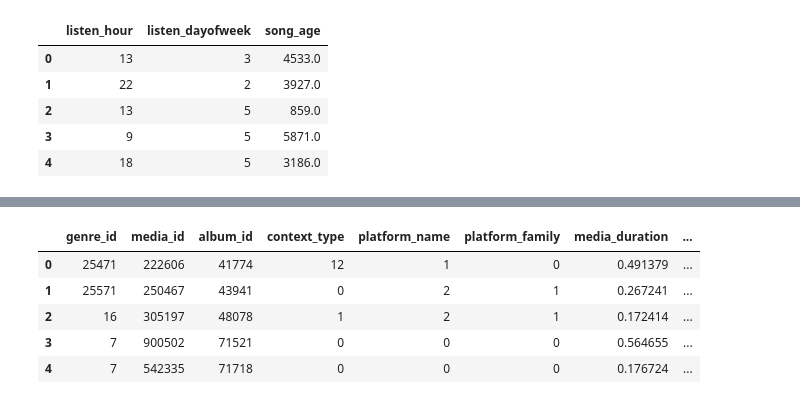
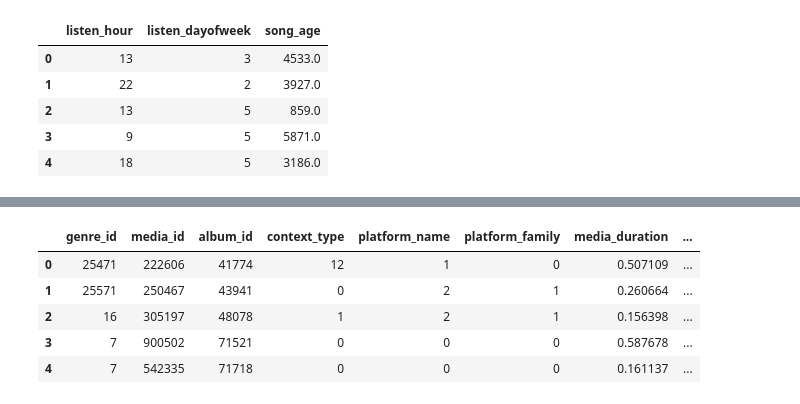
Before and after one commit to migub/recommender-systems, a Jupyter notebook: Notebooks/01_Data_Preprocessing.ipynb, the cells around one changed output, grey strips where cells are left out. Cells and saved outputs as stored; diff of their text form; code cells hidden in the pictures.

Commit message:
Normalized Song age

```diff
--- a/Notebooks/01_Data_Preprocessing.ipynb
+++ b/Notebooks/01_Data_Preprocessing.ipynb
@@ -115,32 +149,32 @@ display(df[['listen_hour', 'listen_dayofweek', 'song_age']].head())
 # %%
-## 5. Normalize Data
+## 6. Normalize Data
 # Function to remove outliers using IQR
 def remove_outliers(df, column):
     Q1 = df[column].quantile(0.25)
     Q3 = df[column].quantile(0.75)
     IQR = Q3 - Q1
     lower_bound = Q1 - 1.5 * IQR
     upper_bound = Q3 + 1.5 * IQR
     return df[(df[column] >= lower_bound) & (df[column] <= upper_bound)]
 
 # Remove outliers from media_duration
 df = remove_outliers(df, 'media_duration')
 
 # Select numerical columns to normalize (excluding ID columns)
-numerical_cols = ['media_duration', 'user_age']
+numerical_cols = ['media_duration', 'user_age', 'song_age']
 
 # Initialize the MinMaxScaler
 scaler = MinMaxScaler()
 
 # Apply normalization
 df[numerical_cols] = scaler.fit_transform(df[numerical_cols])
 
 # Display normalized df
 display(df.head())
 # %% [output]
 |  | genre_id | media_id | album_id | context_type | platform_name | platform_family | media_duration | ... |
-| 0 | 25471 | 222606 | 41774 | 12 | 1 | 0 | 0.491379 | ... |
-| 1 | 25571 | 250467 | 43941 | 0 | 2 | 1 | 0.267241 | ... |
-| 2 | 16 | 305197 | 48078 | 1 | 2 | 1 | 0.172414 | ... |
-| 3 | 7 | 900502 | 71521 | 0 | 0 | 0 | 0.564655 | ... |
-| 4 | 7 | 542335 | 71718 | 0 | 0 | 0 | 0.176724 | ... |
+| 0 | 25471 | 222606 | 41774 | 12 | 1 | 0 | 0.507109 | ... |
+| 1 | 25571 | 250467 | 43941 | 0 | 2 | 1 | 0.260664 | ... |
+| 2 | 16 | 305197 | 48078 | 1 | 2 | 1 | 0.156398 | ... |
+| 3 | 7 | 900502 | 71521 | 0 | 0 | 0 | 0.587678 | ... |
+| 4 | 7 | 542335 | 71718 | 0 | 0 | 0 | 0.161137 | ... |
```
Also changed, not shown: parts of 2 cells of this notebook.
